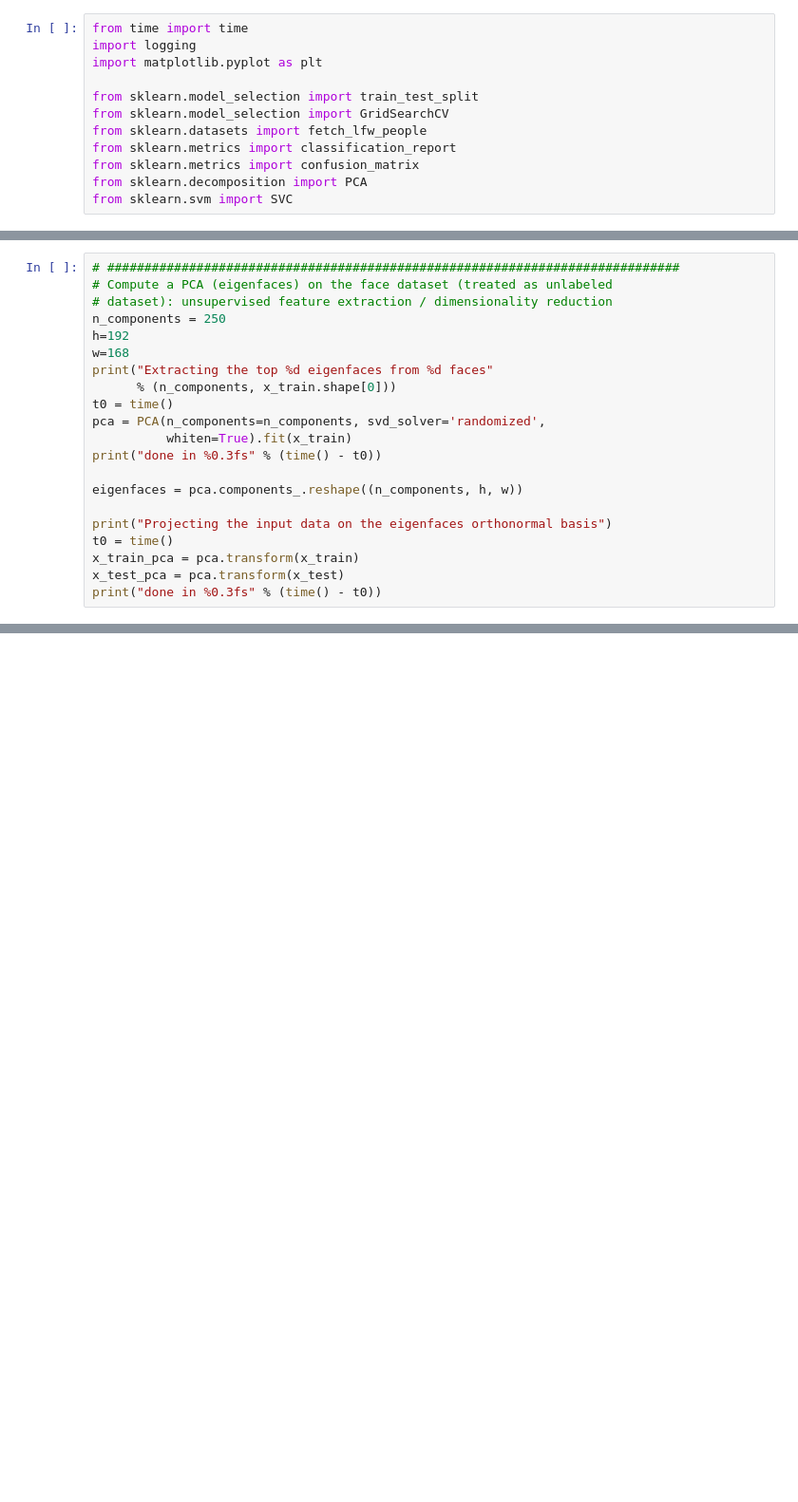
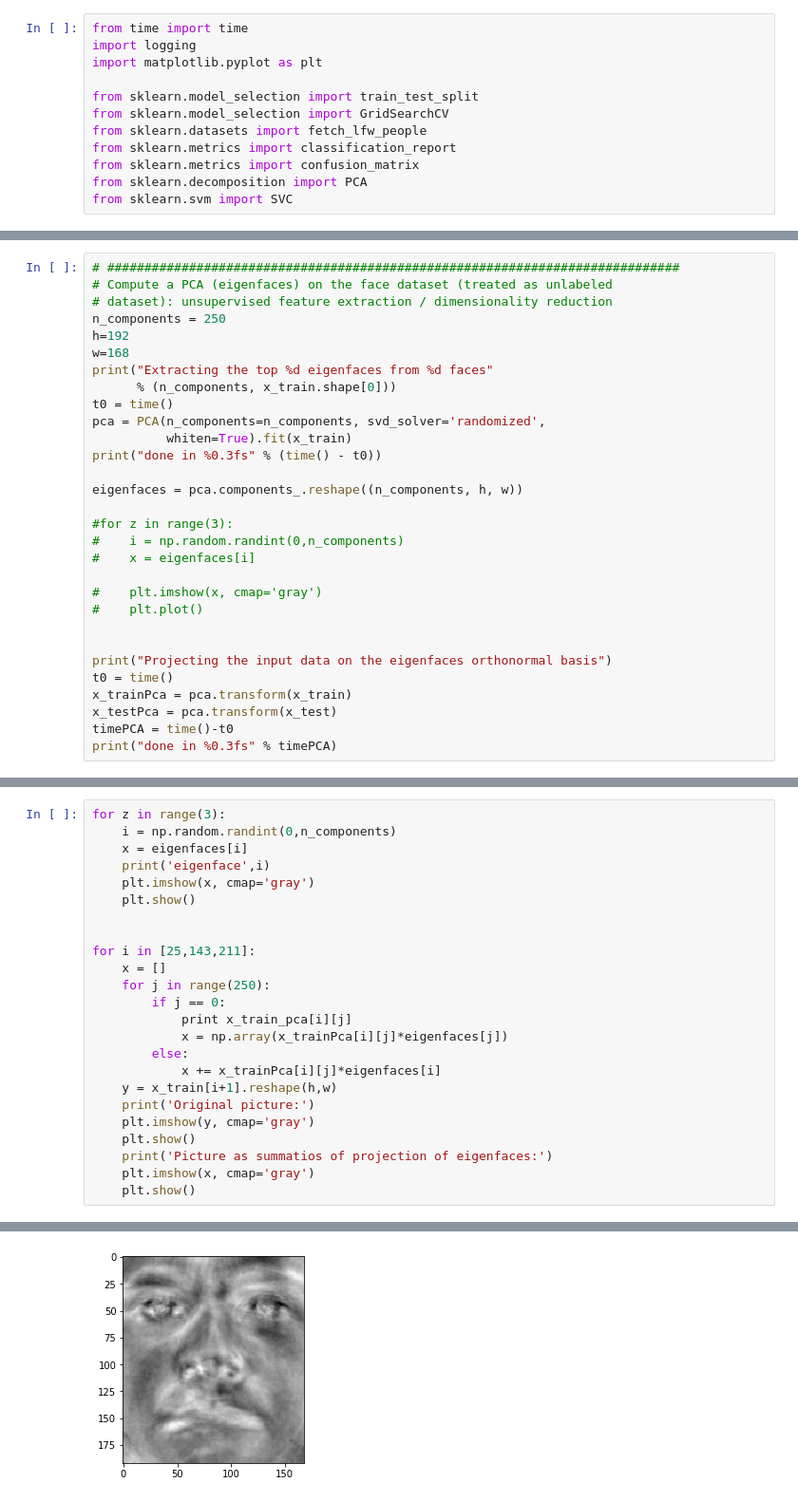
Before and after one commit to ivuorio/FaceClassifier, a Jupyter notebook: ClassifierBayes.ipynb, the cells around one changed output, grey strips where cells are left out. Shown at 95% size. Drawn from its saved outputs; the diff is of its cells as text; blank space fills up the shorter version.

```diff
--- a/ClassifierBayes.ipynb
+++ b/ClassifierBayes.ipynb
@@ -133,10 +125,19 @@ print("done in %0.3fs" % (time() - t0))
 
 eigenfaces = pca.components_.reshape((n_components, h, w))
 
+#for z in range(3):
+#    i = np.random.randint(0,n_components)
+#    x = eigenfaces[i]
+
+#    plt.imshow(x, cmap='gray')
+#    plt.plot()
+
+
 print("Projecting the input data on the eigenfaces orthonormal basis")
 t0 = time()
-x_train_pca = pca.transform(x_train)
-x_test_pca = pca.transform(x_test)
-print("done in %0.3fs" % (time() - t0))
+x_trainPca = pca.transform(x_train)
+x_testPca = pca.transform(x_test)
+timePCA = time()-t0
+print("done in %0.3fs" % timePCA)
 # %% [output]
 Extracting the top 250 eigenfaces from 486 faces
@@ -145,0 +149,25 @@ done in 0.603s
+# %%
+for z in range(3):
+    i = np.random.randint(0,n_components)
+    x = eigenfaces[i]
+    print('eigenface',i)
+    plt.imshow(x, cmap='gray')
+    plt.show()
+
+
+for i in [25,143,211]:
+    x = []
+    for j in range(250):
+        if j == 0:
+            print x_train_pca[i][j]
+            x = np.array(x_trainPca[i][j]*eigenfaces[j])
+        else:
+            x += x_trainPca[i][j]*eigenfaces[i]
+    y = x_train[i+1].reshape(h,w)
+    print('Original picture:')
+    plt.imshow(y, cmap='gray')
+    plt.show()
+    print('Picture as summatios of projection of eigenfaces:')
+    plt.imshow(x, cmap='gray')
+    plt.show()
+# %% [output]
@@ -145,0 +175 @@ done in 0.603s
+[figure, added]
```
Also changed, not shown: parts of 29 cells of this notebook, 31 other files.
